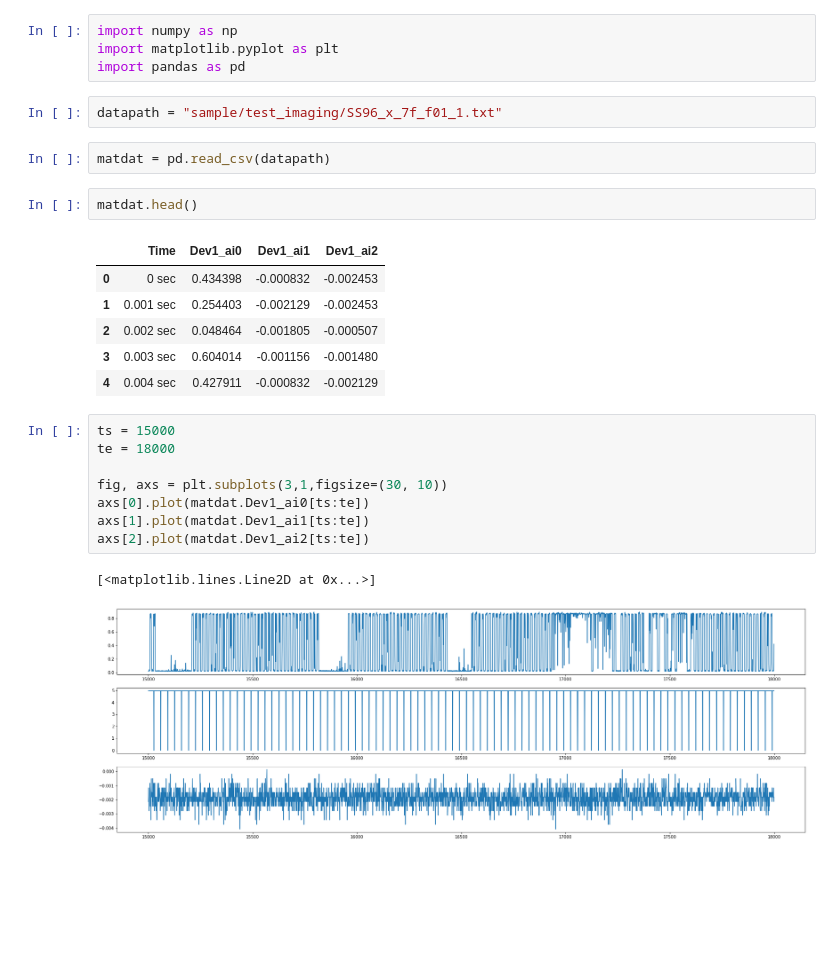
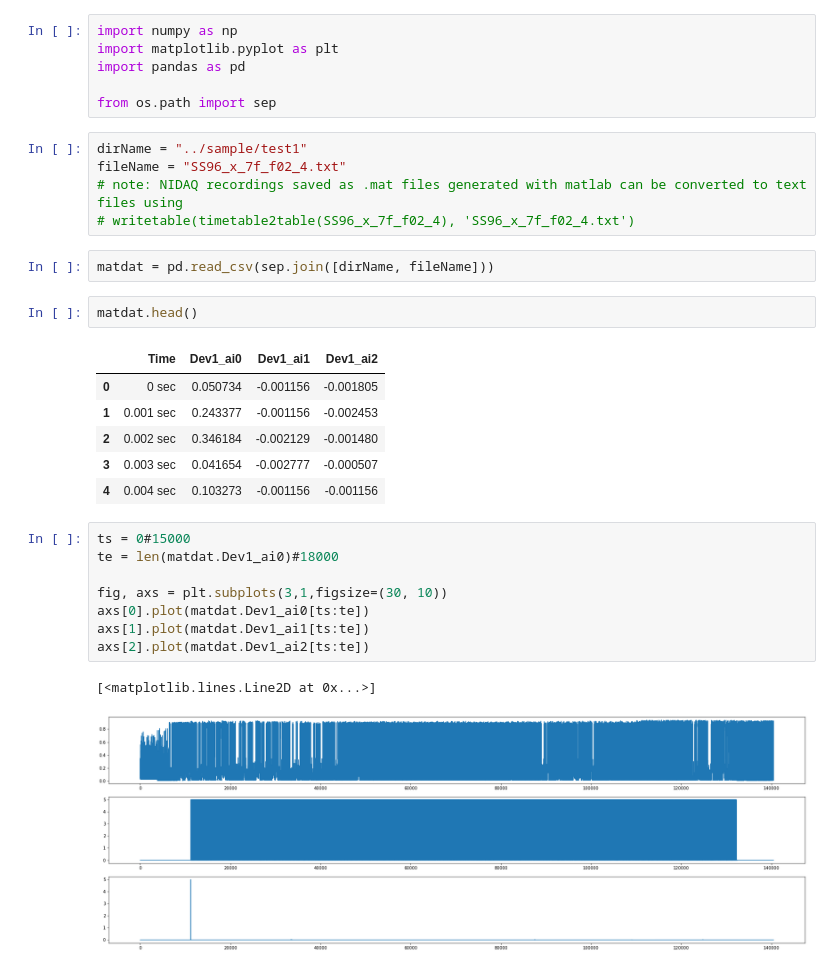
Before and after one commit to hjmh/unityvr, a Jupyter notebook: unityvr/scripts/processMatlabNiDAQ.ipynb, the cells around one changed output. Drawn from its saved outputs; the diff is of its cells as text; blank space fills up the shorter version.

```diff
--- a/unityvr/scripts/processMatlabNiDAQ.ipynb
+++ b/unityvr/scripts/processMatlabNiDAQ.ipynb
@@ -2,27 +2,32 @@
 import numpy as np
 import matplotlib.pyplot as plt
 import pandas as pd
+
+from os.path import sep
-# %%
-datapath = "sample/test_imaging/SS96_x_7f_f01_1.txt"
+# %%
+dirName = "../sample/test1"
+fileName = "SS96_x_7f_f02_4.txt"
+# note: NIDAQ recordings saved as .mat files generated with matlab can be converted to text files using
+# writetable(timetable2table(SS96_x_7f_f02_4), 'SS96_x_7f_f02_4.txt')
 # %%
-matdat = pd.read_csv(datapath)
+matdat = pd.read_csv(sep.join([dirName, fileName]))
 # %%
 matdat.head()
 # %% [output]
 |  | Time | Dev1_ai0 | Dev1_ai1 | Dev1_ai2 |
-| 0 | 0 sec | 0.434398 | -0.000832 | -0.002453 |
-| 1 | 0.001 sec | 0.254403 | -0.002129 | -0.002453 |
-| 2 | 0.002 sec | 0.048464 | -0.001805 | -0.000507 |
-| 3 | 0.003 sec | 0.604014 | -0.001156 | -0.001480 |
-| 4 | 0.004 sec | 0.427911 | -0.000832 | -0.002129 |
+| 0 | 0 sec | 0.050734 | -0.001156 | -0.001805 |
+| 1 | 0.001 sec | 0.243377 | -0.001156 | -0.002453 |
+| 2 | 0.002 sec | 0.346184 | -0.002129 | -0.001480 |
+| 3 | 0.003 sec | 0.041654 | -0.002777 | -0.000507 |
+| 4 | 0.004 sec | 0.103273 | -0.001156 | -0.001156 |
 # %%
-ts = 15000
-te = 18000
+ts = 0#15000
+te = len(matdat.Dev1_ai0)#18000
 
 fig, axs = plt.subplots(3,1,figsize=(30, 10))
 axs[0].plot(matdat.Dev1_ai0[ts:te])
 axs[1].plot(matdat.Dev1_ai1[ts:te])
 axs[2].plot(matdat.Dev1_ai2[ts:te])
 # %% [output]
 [<matplotlib.lines.Line2D at 0x...>]
-[figure, old version]
+[figure, new version]
```
